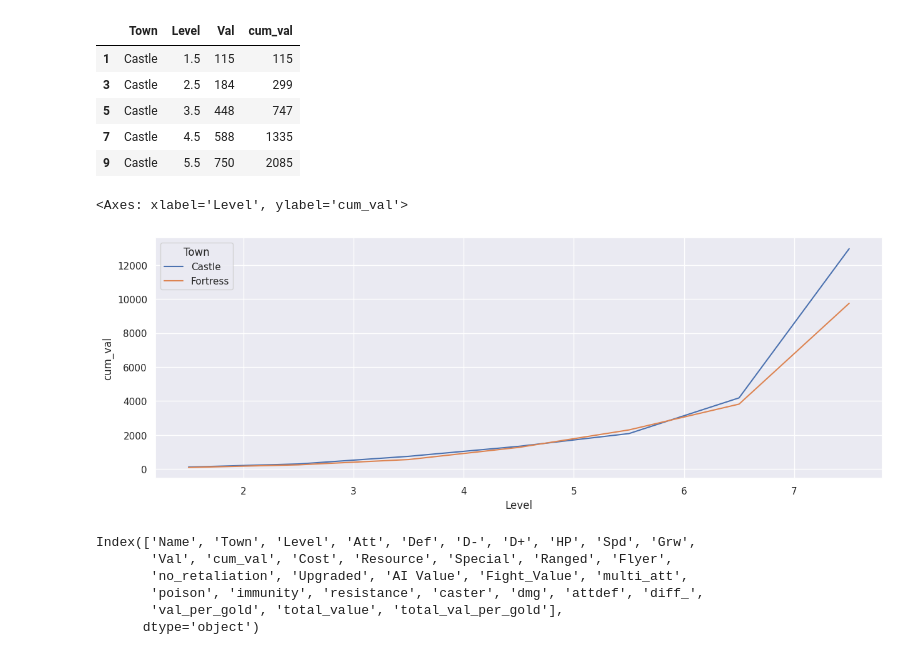
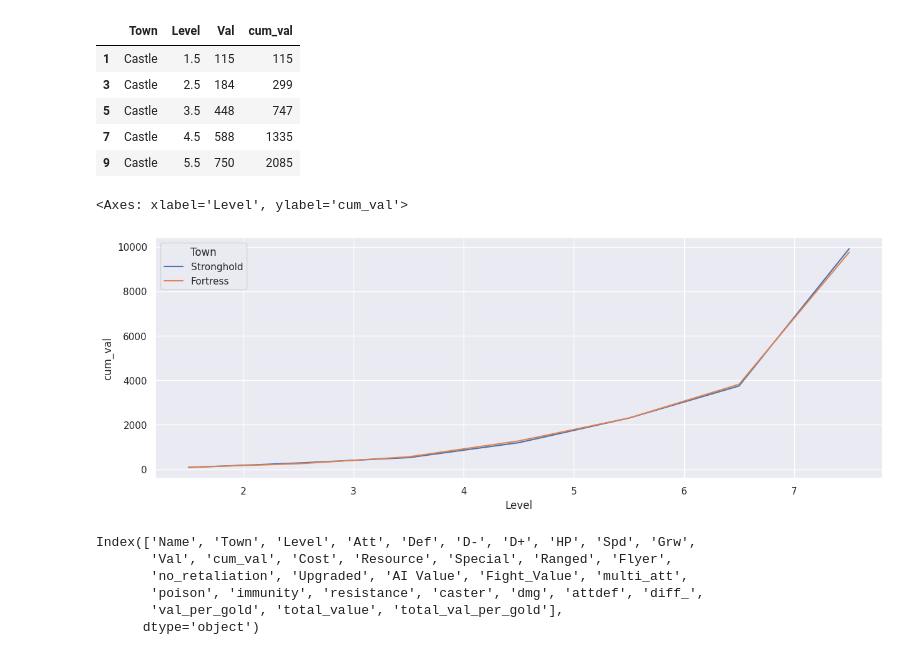
Before and after one commit to tazar09/h3_working_repo, a Jupyter notebook: h3_castles[oct02].ipynb, the cells around one changed output. Saved outputs shown, nothing was run; the diff lists cells and outputs as text; code cells hidden in the pictures.

```diff
--- a/h3_castles[oct02].ipynb
+++ b/h3_castles[oct02].ipynb
@@ -496,12 +496,12 @@ df_upg.head()
 import math
 df_upg['log_cum_val'] = df_upg['cum_val'].apply(lambda x: math.log(x))
 # %%
-castles_selected = ['Castle', 'Fortress']
+castles_selected = ['Fortress', 'Stronghold']
 pattern_selected = '|'.join(castles_selected)
 sns.lineplot(data = df_upg[(df_upg['Town'].str.contains(pattern_selected)) & (df['Level'] < 8)], x = 'Level', y = 'cum_val', hue = 'Town')
 # %% [output]
 <Axes: xlabel='Level', ylabel='cum_val'>
-[figure, old version]
+[figure, new version]
 # %%
 dftest2.columns
 # %% [output]
```
